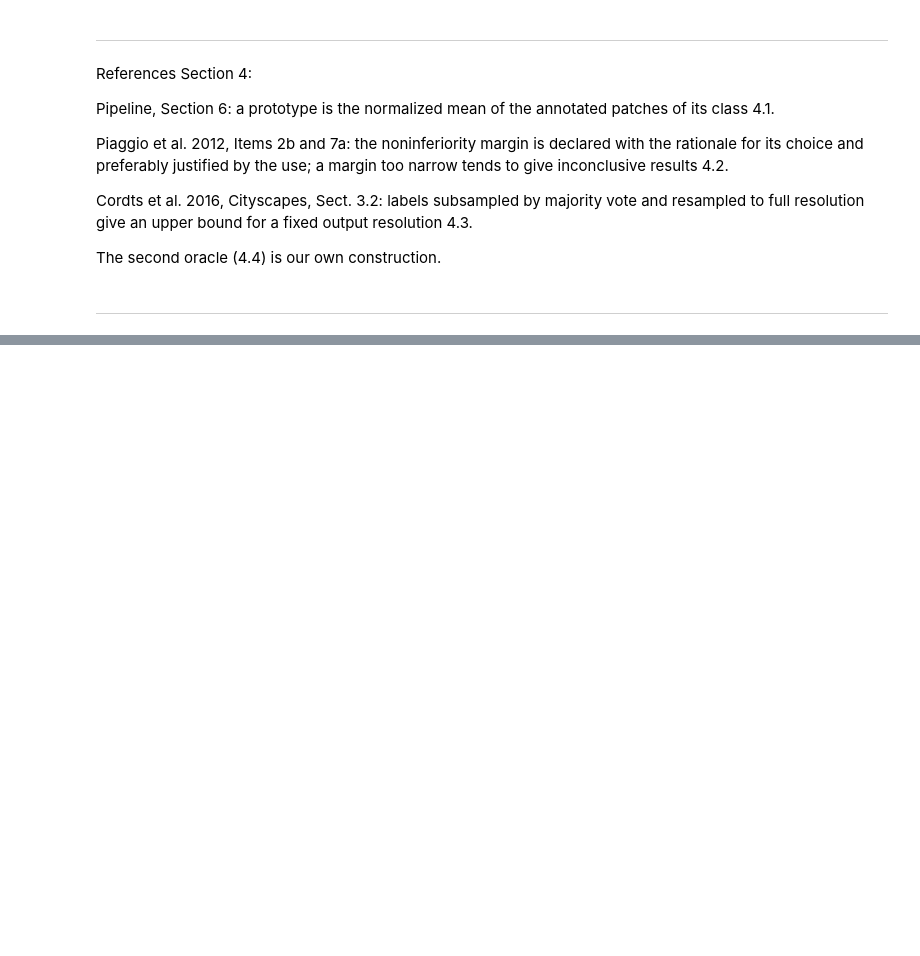
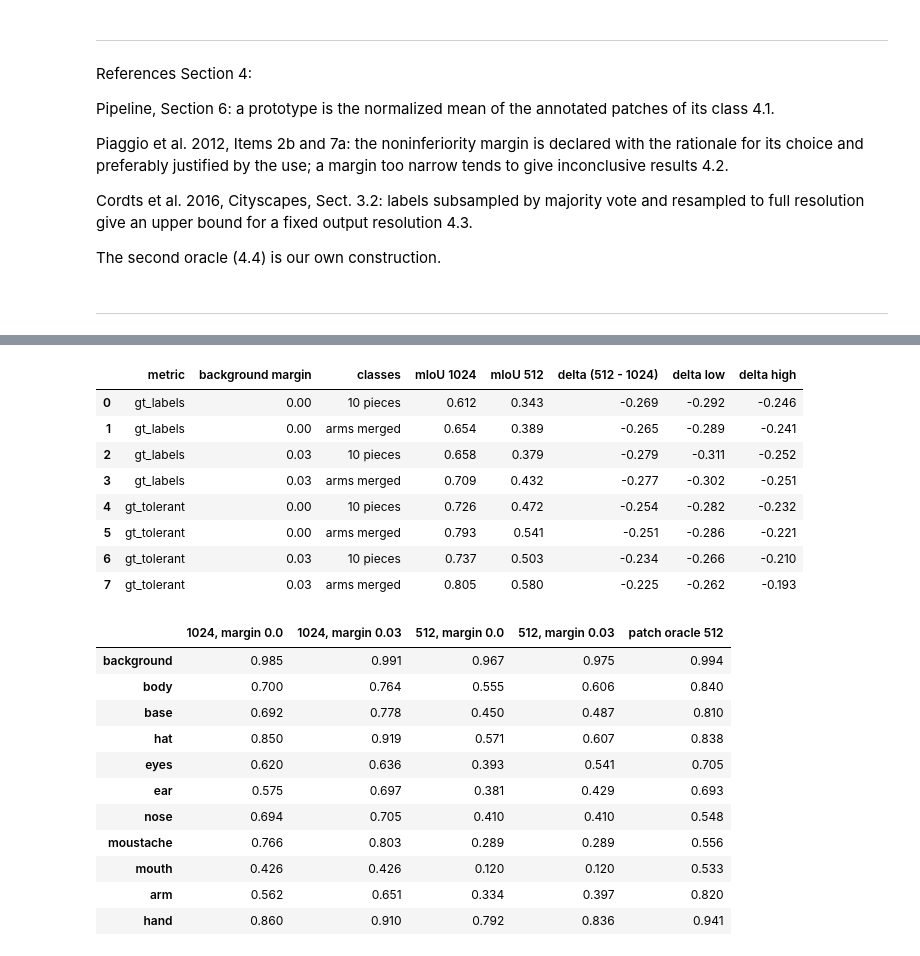
Before and after one commit to xrushofblood/vad_project, a Jupyter notebook: notebooks/phase_1_resolution_study.ipynb, the cells around one changed output, grey strips where cells are left out. Drawn from its saved outputs; the diff is of its cells as text; code cells hidden in the pictures; blank space fills up the shorter version.

```diff
--- a/notebooks/phase_1_resolution_study.ipynb
+++ b/notebooks/phase_1_resolution_study.ipynb
@@ -649,0 +709,49 @@ The second oracle (4.4) is our own construction.
+# %%
+# 5.2 Recognition at 512 vs 1024, on the same 1024 ground truth (arms merged unless stated)
+conf_512 = {(gt_key, margin): evaluate(PROTOTYPE_MATRIX[LOW_RESOLUTION], margin, LOW_RESOLUTION, gt_key)
+            for gt_key in ["gt_labels", "gt_tolerant"] for margin in EVAL_MARGINS}
+
+rows = []
+for gt_key in ["gt_labels", "gt_tolerant"]:
+    for margin in EVAL_MARGINS:
+        c_1024, c_512 = conf[("selected", gt_key, margin)], conf_512[(gt_key, margin)]
+        for merge in [False, True]:
+            delta = (bootstrap_miou(c_512, EXCLUDED, BOOTSTRAP_INDICES, merge)
+                     - bootstrap_miou(c_1024, EXCLUDED, BOOTSTRAP_INDICES, merge))
+            low, high = percentile_interval(delta)
+            rows.append({"metric": gt_key, "background margin": margin,
+                         "classes": "arms merged" if merge else "10 pieces",
+                         "mIoU 1024": frame_miou(c_1024, EXCLUDED, merge=merge),
+                         "mIoU 512": frame_miou(c_512, EXCLUDED, merge=merge),
+                         "delta (512 - 1024)": frame_miou(c_512, EXCLUDED, merge=merge) - frame_miou(c_1024, EXCLUDED, merge=merge),
+                         "delta low": low, "delta high": high})
+display(pd.DataFrame(rows).round(3))
+
+# Per class, arms merged, main metric, next to the oracle of 4.4
+display(pd.DataFrame({
+    **{f"1024, margin {m}": frame_iou(conf[("selected", "gt_labels", m)], EXCLUDED, merge=True) for m in EVAL_MARGINS},
+    **{f"512, margin {m}": frame_iou(conf_512[("gt_labels", m)], EXCLUDED, merge=True) for m in EVAL_MARGINS},
+    "patch oracle 512": frame_iou(patch_oracle_conf["gt_labels"], EXCLUDED, merge=True),
+}, index=MERGED_NAMES).round(3))
+# %% [output]
+|  | metric | background margin | classes | mIoU 1024 | mIoU 512 | delta (512 - 1024) | delta low | delta high |
+| 0 | gt_labels | 0.00 | 10 pieces | 0.612 | 0.343 | -0.269 | -0.292 | -0.246 |
+| 1 | gt_labels | 0.00 | arms merged | 0.654 | 0.389 | -0.265 | -0.289 | -0.241 |
+| 2 | gt_labels | 0.03 | 10 pieces | 0.658 | 0.379 | -0.279 | -0.311 | -0.252 |
+| 3 | gt_labels | 0.03 | arms merged | 0.709 | 0.432 | -0.277 | -0.302 | -0.251 |
+| 4 | gt_tolerant | 0.00 | 10 pieces | 0.726 | 0.472 | -0.254 | -0.282 | -0.232 |
+| 5 | gt_tolerant | 0.00 | arms merged | 0.793 | 0.541 | -0.251 | -0.286 | -0.221 |
+| 6 | gt_tolerant | 0.03 | 10 pieces | 0.737 | 0.503 | -0.234 | -0.266 | -0.210 |
+| 7 | gt_tolerant | 0.03 | arms merged | 0.805 | 0.580 | -0.225 | -0.262 | -0.193 |
+|  | 1024, margin 0.0 | 1024, margin 0.03 | 512, margin 0.0 | 512, margin 0.03 | patch oracle 512 |
+| background | 0.985 | 0.991 | 0.967 | 0.975 | 0.994 |
+| body | 0.700 | 0.764 | 0.555 | 0.606 | 0.840 |
+| base | 0.692 | 0.778 | 0.450 | 0.487 | 0.810 |
+| hat | 0.850 | 0.919 | 0.571 | 0.607 | 0.838 |
+| eyes | 0.620 | 0.636 | 0.393 | 0.541 | 0.705 |
+| ear | 0.575 | 0.697 | 0.381 | 0.429 | 0.693 |
+| nose | 0.694 | 0.705 | 0.410 | 0.410 | 0.548 |
+| moustache | 0.766 | 0.803 | 0.289 | 0.289 | 0.556 |
+| mouth | 0.426 | 0.426 | 0.120 | 0.120 | 0.533 |
+| arm | 0.562 | 0.651 | 0.334 | 0.397 | 0.820 |
+| hand | 0.860 | 0.910 | 0.792 | 0.836 | 0.941 |
```
Also changed, not shown: parts of 15 cells of this notebook.
